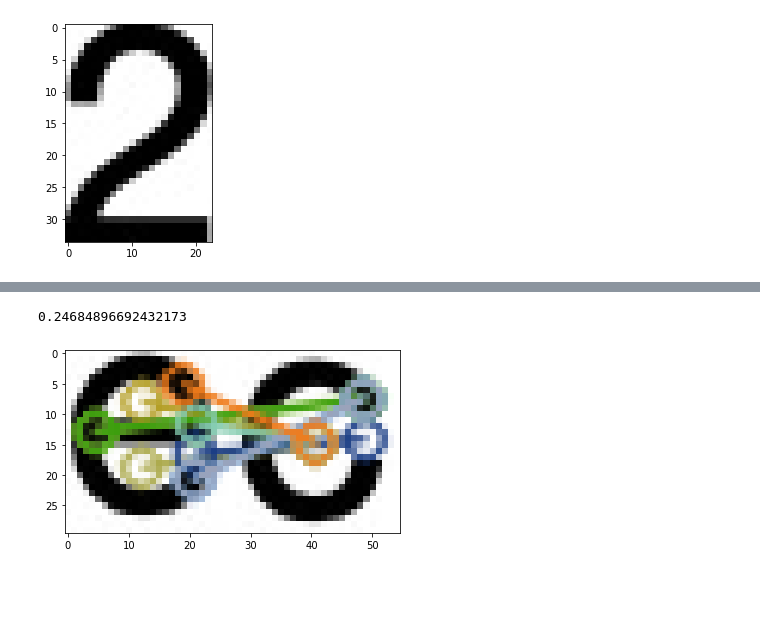
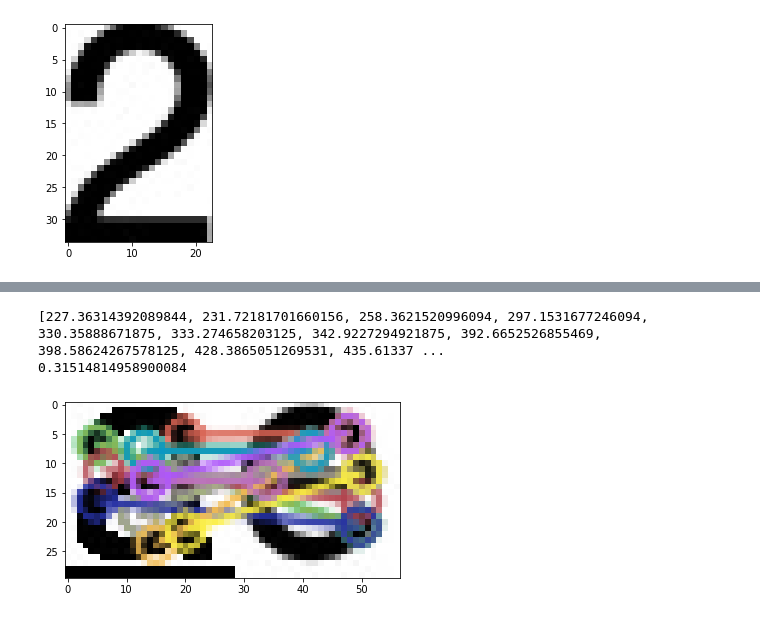
Before and after one commit to vinaykudari/ub, a Jupyter notebook: spring-22/CSE573-CVIP/OCR/notebook.ipynb, the cells around one changed output, grey strips where cells are left out. Saved outputs shown, nothing was run; the diff lists cells and outputs as text; code cells hidden in the pictures; blank space fills up the shorter version.

```diff
--- a/spring-22/CSE573-CVIP/OCR/notebook.ipynb
+++ b/spring-22/CSE573-CVIP/OCR/notebook.ipynb
@@ -179,0 +213,22 @@ def expand(image, factor=2):
+# %%
+class Matcher:
+    def __init__(self, s_idx, t_idx, score):
+        self.s_idx = s_idx
+        self.t_idx = t_idx
+        self.score = score
+# %%
+def matcher(s_desc, t_desc, measure, reverse=False):
+    arr = []
+
+    for s_idx, s_d in enumerate(s_desc):
+        min_score = float('inf')
+        min_idx = 0
+        for t_idx, t_d in enumerate(t_desc):
+            score = measure(s_d, t_d)
+            if score < min_score:
+                min_score = score
+                min_idx = t_idx
+
+        arr.append(Matcher(s_idx, min_idx, round(min_score, 2)))
+
+    return sorted(arr, reverse=reverse, key=lambda x: x.score)
@@ -179,0 +242,5 @@ def expand(image, factor=2):
+# %%
+_, dsc_t = extract_features(a, sift)
+_, dsc_tt = extract_features(e, sift)
+dist = matcher(dsc_t, dsc_tt, norm_l2)
+[d.score for d in dist]
@@ -189,11 +271,15 @@ class Recognition:
         img1_g = cv2.cvtColor(img1, cv2.COLOR_BGR2GRAY)
         kp_1, dsc_1 = self.matcher.detectAndCompute(img1_g, None)
 
+        # print(dsc_1)
+
         img2_g = cv2.cvtColor(img2, cv2.COLOR_BGR2GRAY)
         kp_2, dsc_2 = self.matcher.detectAndCompute(img2_g, None)
 
         matches = self.bf.match(dsc_1, dsc_2)
         matches = sorted(matches, key = lambda x:x.distance)
+
+        print([match.distance for match in matches])
 
         if matches:
             dist = sum([match.distance for match in matches[:self.n+1]])
@@ -208,7 +294,7 @@ class Recognition:
 sift = cv2.SIFT_create()
 orb = cv2.ORB_create()
 
-recog_sift = Recognition(sift, n=10)
+recog_sift = Recognition(sift, n=15)
 recog_orb = Recognition(orb, n=10)
 # %%
 a = cv2.imread('data/characters/a.jpg')
@@ -246,10 +334,11 @@ _ = plt.imshow(im, cmap='gray')
 # %%
-_, score, im = recog_sift.match(e, c)
+_, score, im = recog_sift.match(a, e)
 print(score)
 _ = plt.imshow(im, cmap='gray')
 # %% [output]
-0.24684896692432173
+[227.36314392089844, 231.72181701660156, 258.3621520996094, 297.1531677246094, 330.35888671875, 333.274658203125, 342.9227294921875, 392.6652526855469, 398.58624267578125, 428.3865051269531, 435.61337 ...
+0.31514814958900084
-[figure, old version]
+[figure, new version]
 # %%
 _, score, im = recog_sift.match(c, c)
 print(score)
```
Also changed, not shown: parts of 9 cells of this notebook.
